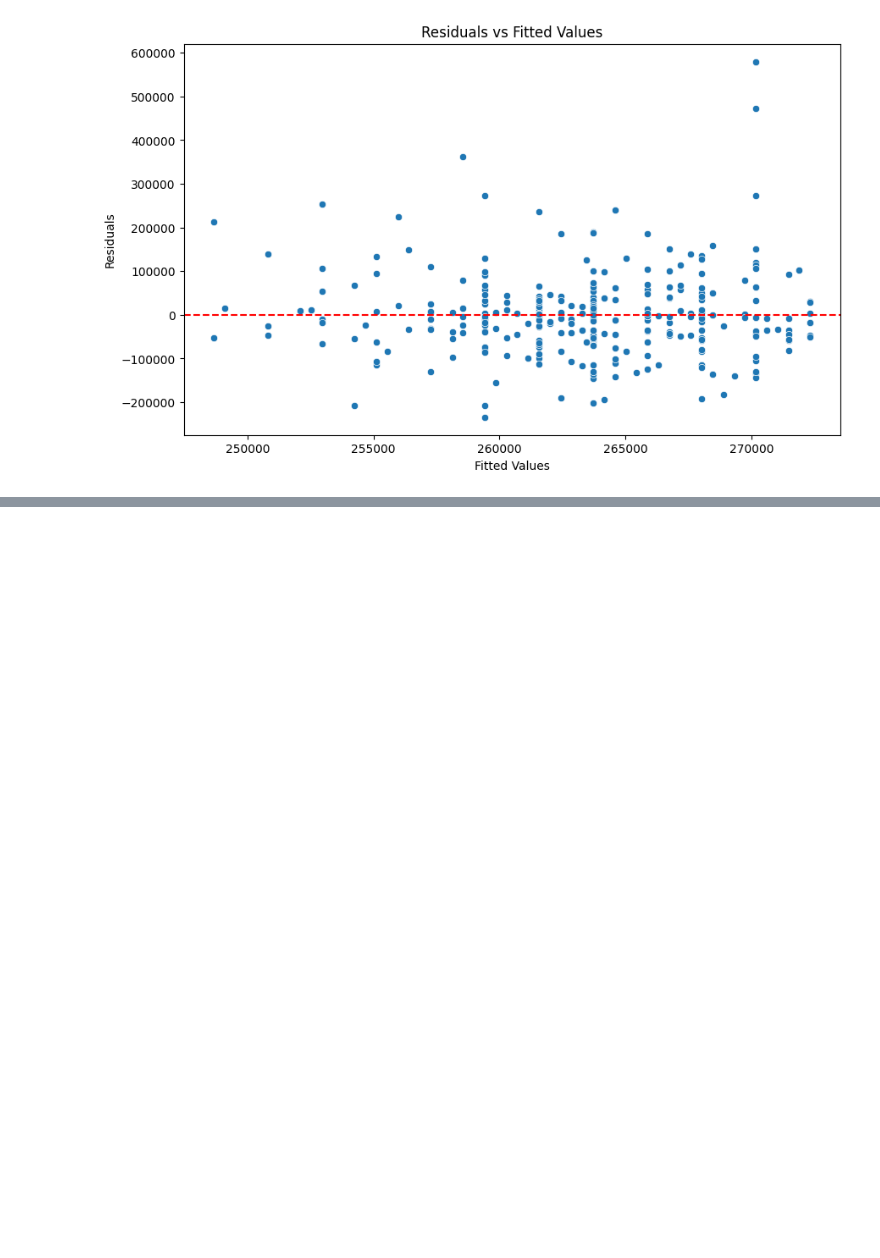
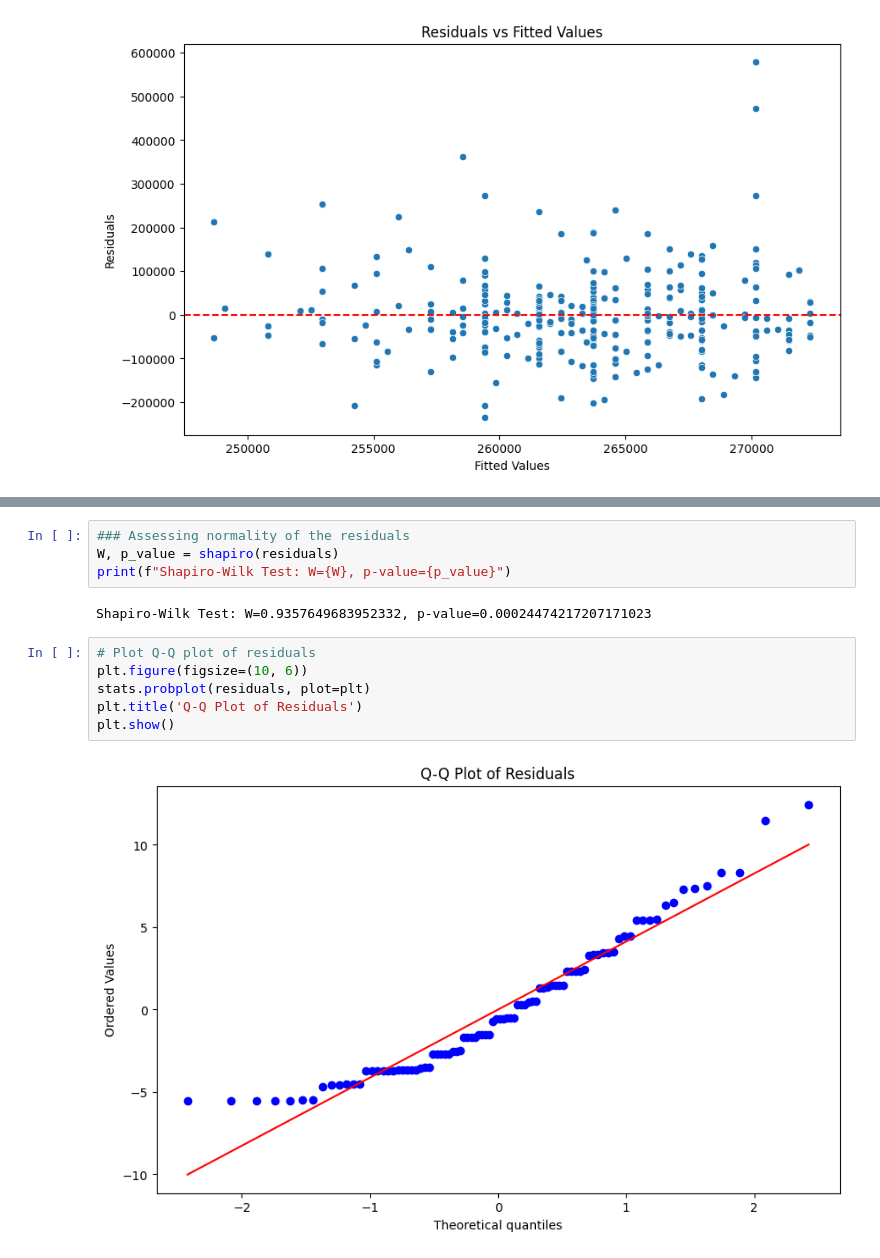
Before and after one commit to alexandra-hidalgo/datasci_6_regression, a Jupyter notebook: Regression.ipynb, the cells around one changed output, grey strips where cells are left out. Saved outputs shown, nothing was run; the diff lists cells and outputs as text; blank space fills up the shorter version.

```diff
--- a/Regression.ipynb
+++ b/Regression.ipynb
@@ -164,0 +271,14 @@ plt.show()
+# %%
+### Assessing normality of the residuals
+W, p_value = shapiro(residuals)
+print(f"Shapiro-Wilk Test: W={W}, p-value={p_value}")
+# %% [output]
+Shapiro-Wilk Test: W=0.9357649683952332, p-value=0.00024474217207171023
+# %%
+# Plot Q-Q plot of residuals
+plt.figure(figsize=(10, 6))
+stats.probplot(residuals, plot=plt)
+plt.title('Q-Q Plot of Residuals')
+plt.show()
+# %% [output]
+[figure, added]
```
Also changed, not shown: parts of 21 cells of this notebook.
